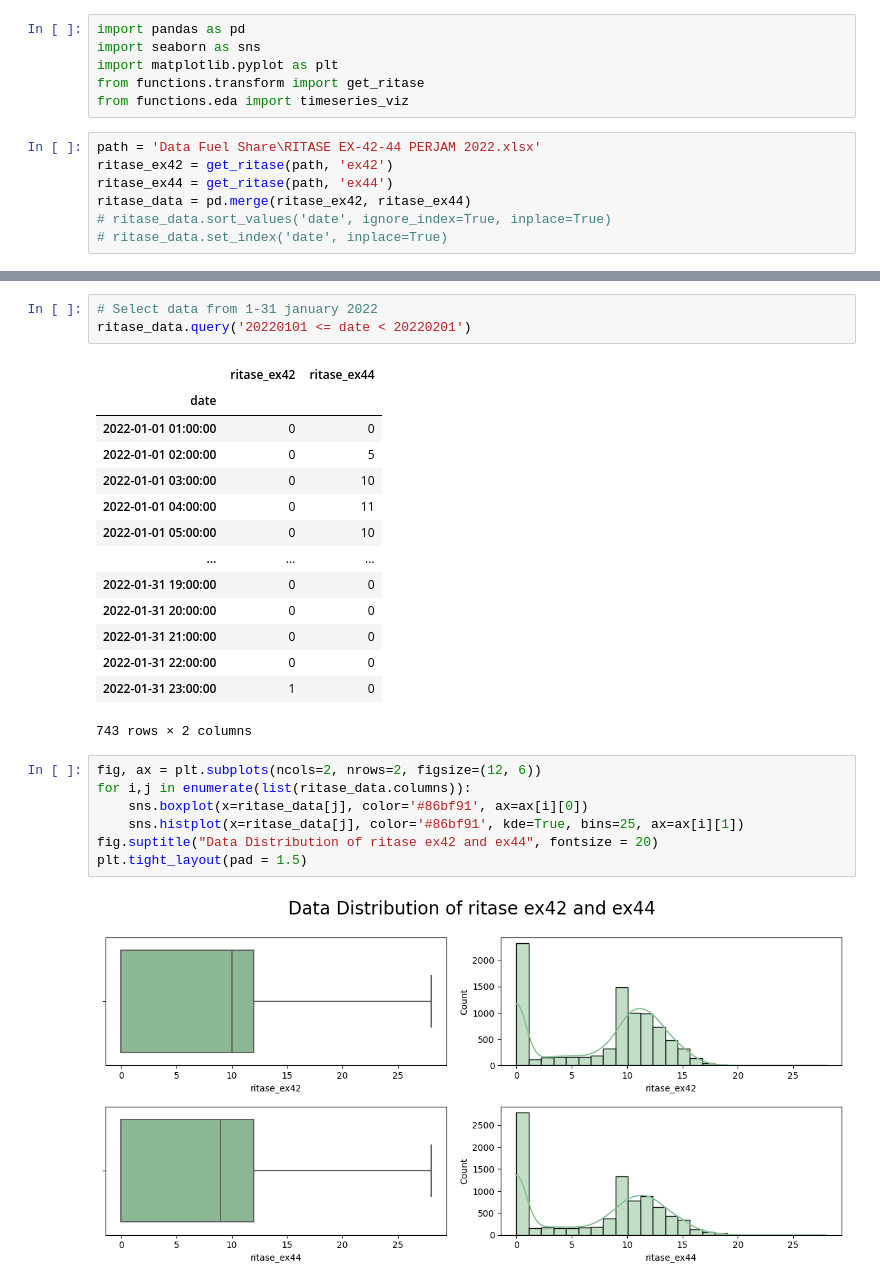
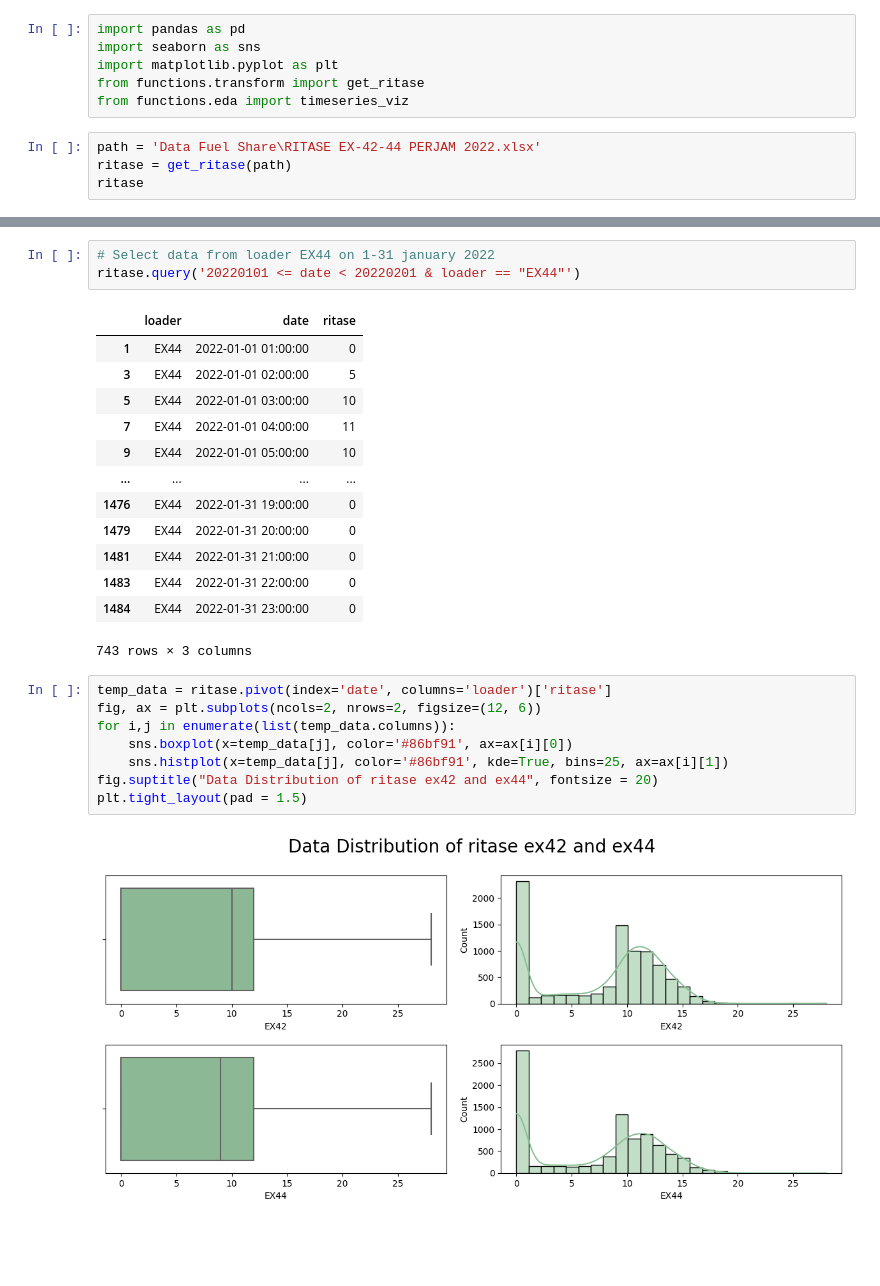
Before and after one commit to RizqiSeijuuro/final-project-data-consultant, a Jupyter notebook: ritase_eda.ipynb, the cells around one changed output, grey strips where cells are left out. Drawn from its saved outputs; the diff is of its cells as text; blank space fills up the shorter version.

Commit message:
Resolved possible future issuess Feedback dari kak Abiyyu: Buat fungsinya bisa nerima raw data jika ada lebih dari 2 loader

```diff
--- a/ritase_eda.ipynb
+++ b/ritase_eda.ipynb
@@ -6,8 +6,5 @@ from functions.transform import get_ritase
 from functions.eda import timeseries_viz
 # %%
 path = 'Data Fuel Share\RITASE EX-42-44 PERJAM 2022.xlsx'
-ritase_ex42 = get_ritase(path, 'ex42')
-ritase_ex44 = get_ritase(path, 'ex44')
-ritase_data = pd.merge(ritase_ex42, ritase_ex44)
-# ritase_data.sort_values('date', ignore_index=True, inplace=True)
-# ritase_data.set_index('date', inplace=True)
+ritase = get_ritase(path)
+ritase
@@ -32,28 +25,28 @@ new_ritase_data
 # %%
-# Select data from 1-31 january 2022
-ritase_data.query('20220101 <= date < 20220201')
+# Select data from loader EX44 on 1-31 january 2022
+ritase.query('20220101 <= date < 20220201 & loader == "EX44"')
 # %% [output]
-|  | ritase_ex42 | ritase_ex44 |
-| date |  |  |
-| 2022-01-01 01:00:00 | 0 | 0 |
-| 2022-01-01 02:00:00 | 0 | 5 |
-| 2022-01-01 03:00:00 | 0 | 10 |
-| 2022-01-01 04:00:00 | 0 | 11 |
-| 2022-01-01 05:00:00 | 0 | 10 |
-| ... | ... | ... |
-| 2022-01-31 19:00:00 | 0 | 0 |
-| 2022-01-31 20:00:00 | 0 | 0 |
-| 2022-01-31 21:00:00 | 0 | 0 |
-| 2022-01-31 22:00:00 | 0 | 0 |
-| 2022-01-31 23:00:00 | 1 | 0 |
+|  | loader | date | ritase |
+| 1 | EX44 | 2022-01-01 01:00:00 | 0 |
+| 3 | EX44 | 2022-01-01 02:00:00 | 5 |
+| 5 | EX44 | 2022-01-01 03:00:00 | 10 |
+| 7 | EX44 | 2022-01-01 04:00:00 | 11 |
+| 9 | EX44 | 2022-01-01 05:00:00 | 10 |
+| ... | ... | ... | ... |
+| 1476 | EX44 | 2022-01-31 19:00:00 | 0 |
+| 1479 | EX44 | 2022-01-31 20:00:00 | 0 |
+| 1481 | EX44 | 2022-01-31 21:00:00 | 0 |
+| 1483 | EX44 | 2022-01-31 22:00:00 | 0 |
+| 1484 | EX44 | 2022-01-31 23:00:00 | 0 |
-743 rows × 2 columns
+743 rows × 3 columns
 # %%
+temp_data = ritase.pivot(index='date', columns='loader')['ritase']
 fig, ax = plt.subplots(ncols=2, nrows=2, figsize=(12, 6))
-for i,j in enumerate(list(ritase_data.columns)):
-    sns.boxplot(x=ritase_data[j], color='#86bf91', ax=ax[i][0])
-    sns.histplot(x=ritase_data[j], color='#86bf91', kde=True, bins=25, ax=ax[i][1])
+for i,j in enumerate(list(temp_data.columns)):
+    sns.boxplot(x=temp_data[j], color='#86bf91', ax=ax[i][0])
+    sns.histplot(x=temp_data[j], color='#86bf91', kde=True, bins=25, ax=ax[i][1])
 fig.suptitle("Data Distribution of ritase ex42 and ex44", fontsize = 20)
 plt.tight_layout(pad = 1.5)
 # %% [output]
-[figure, old version]
+[figure, new version]
 # %%
```
Also changed, not shown: parts of 6 cells of this notebook, 2 other files.
